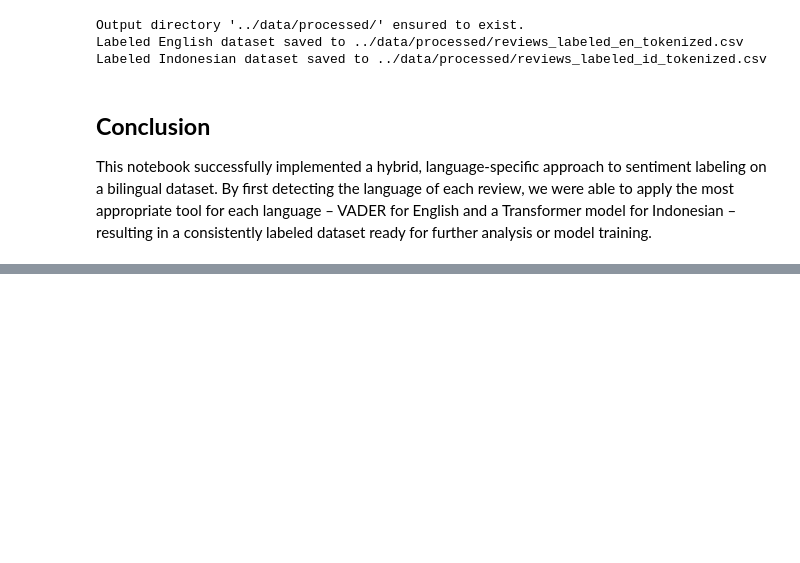
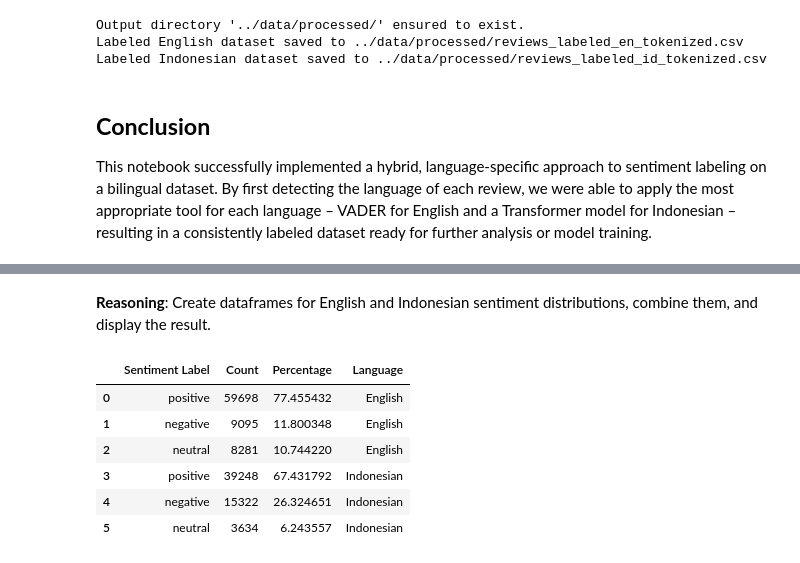
Before and after one commit to notnsas/data-science-capstone-project-college, a Jupyter notebook: notebooks/04_programmatic_labeling_bilingual.ipynb, the cells around one changed output, grey strips where cells are left out. Cells and saved outputs as stored; diff of their text form; code cells hidden in the pictures; blank space fills up the shorter version.

```diff
--- a/notebooks/04_programmatic_labeling_bilingual.ipynb
+++ b/notebooks/04_programmatic_labeling_bilingual.ipynb
@@ -698,0 +688,16 @@ This notebook successfully implemented a hybrid, language-specific approach to s
+# %%
+# Calculate counts and percentages for English reviews
+en_sentiment_counts = df_en['sentiment_label'].value_counts()
+en_sentiment_percentages = df_en['sentiment_label'].value_counts(normalize=True) * 100
+
+# Calculate counts and percentages for Indonesian reviews
+id_sentiment_counts = df_id['sentiment_label'].value_counts()
+id_sentiment_percentages = df_id['sentiment_label'].value_counts(normalize=True) * 100
+
+print("English Sentiment Distribution:")
+print("Counts:\n", en_sentiment_counts)
+print("\nPercentages:\n", en_sentiment_percentages)
+
+print("\nIndonesian Sentiment Distribution:")
+print("Counts:\n", id_sentiment_counts)
+print("\nPercentages:\n", id_sentiment_percentages)
@@ -698,0 +727,33 @@ This notebook successfully implemented a hybrid, language-specific approach to s
+# %% [markdown]
+**Reasoning**:
+Create dataframes for English and Indonesian sentiment distributions, combine them, and display the result.
+# %%
+# Create DataFrame for English sentiment distribution
+df_en_sentiment = pd.DataFrame({
+    'Sentiment Label': en_sentiment_counts.index,
+    'Count': en_sentiment_counts.values,
+    'Percentage': en_sentiment_percentages.values
+})
+df_en_sentiment['Language'] = 'English'
+
+# Create DataFrame for Indonesian sentiment distribution
+df_id_sentiment = pd.DataFrame({
+    'Sentiment Label': id_sentiment_counts.index,
+    'Count': id_sentiment_counts.values,
+    'Percentage': id_sentiment_percentages.values
+})
+df_id_sentiment['Language'] = 'Indonesian'
+
+# Combine the two DataFrames
+combined_sentiment_table = pd.concat([df_en_sentiment, df_id_sentiment], ignore_index=True)
+
+# Display the combined table
+display(combined_sentiment_table)
+# %% [output]
+|  | Sentiment Label | Count | Percentage | Language |
+| 0 | positive | 59698 | 77.455432 | English |
+| 1 | negative | 9095 | 11.800348 | English |
+| 2 | neutral | 8281 | 10.744220 | English |
+| 3 | positive | 39248 | 67.431792 | Indonesian |
+| 4 | negative | 15322 | 26.324651 | Indonesian |
+| 5 | neutral | 3634 | 6.243557 | Indonesian |
```
Also changed, not shown: parts of 16 cells of this notebook.
